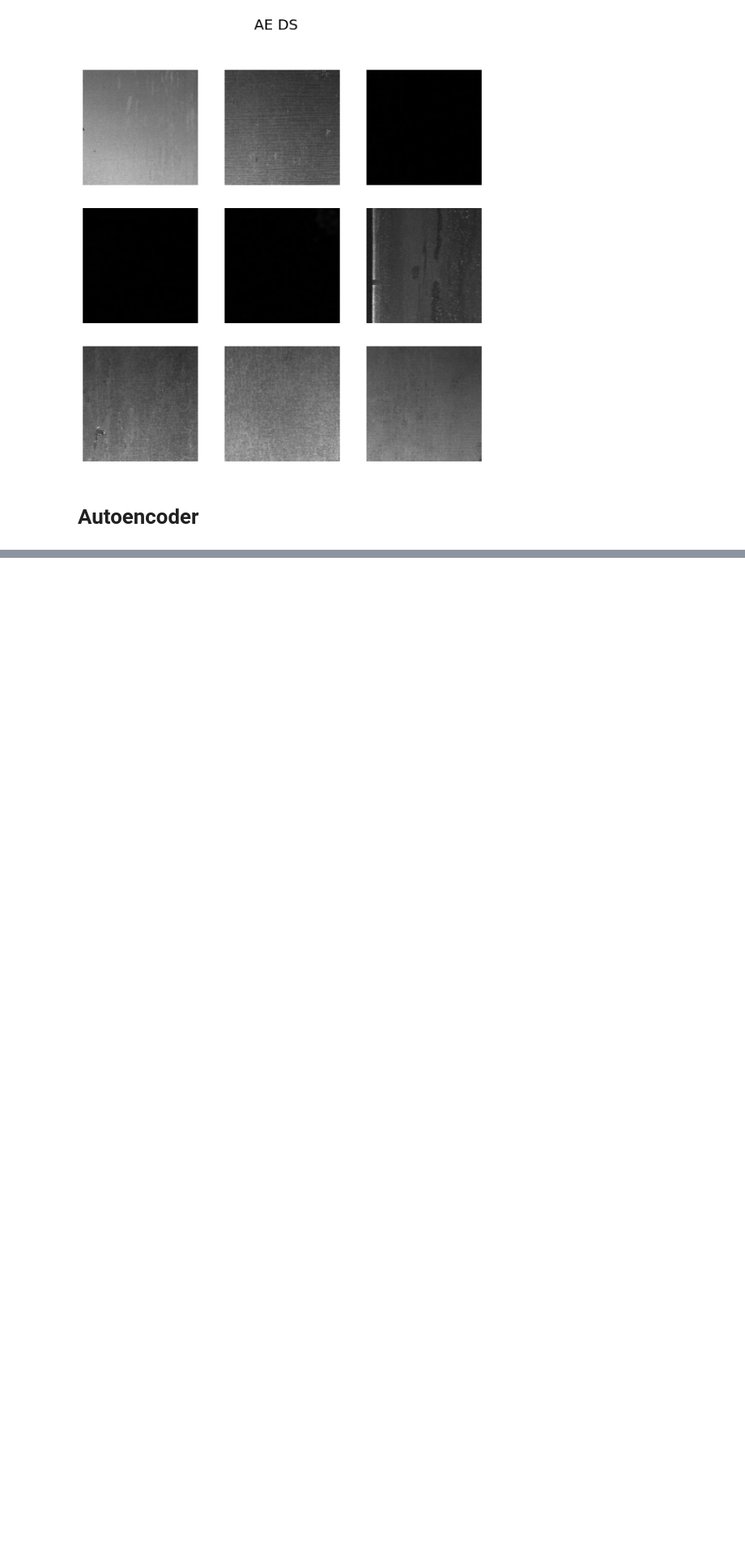
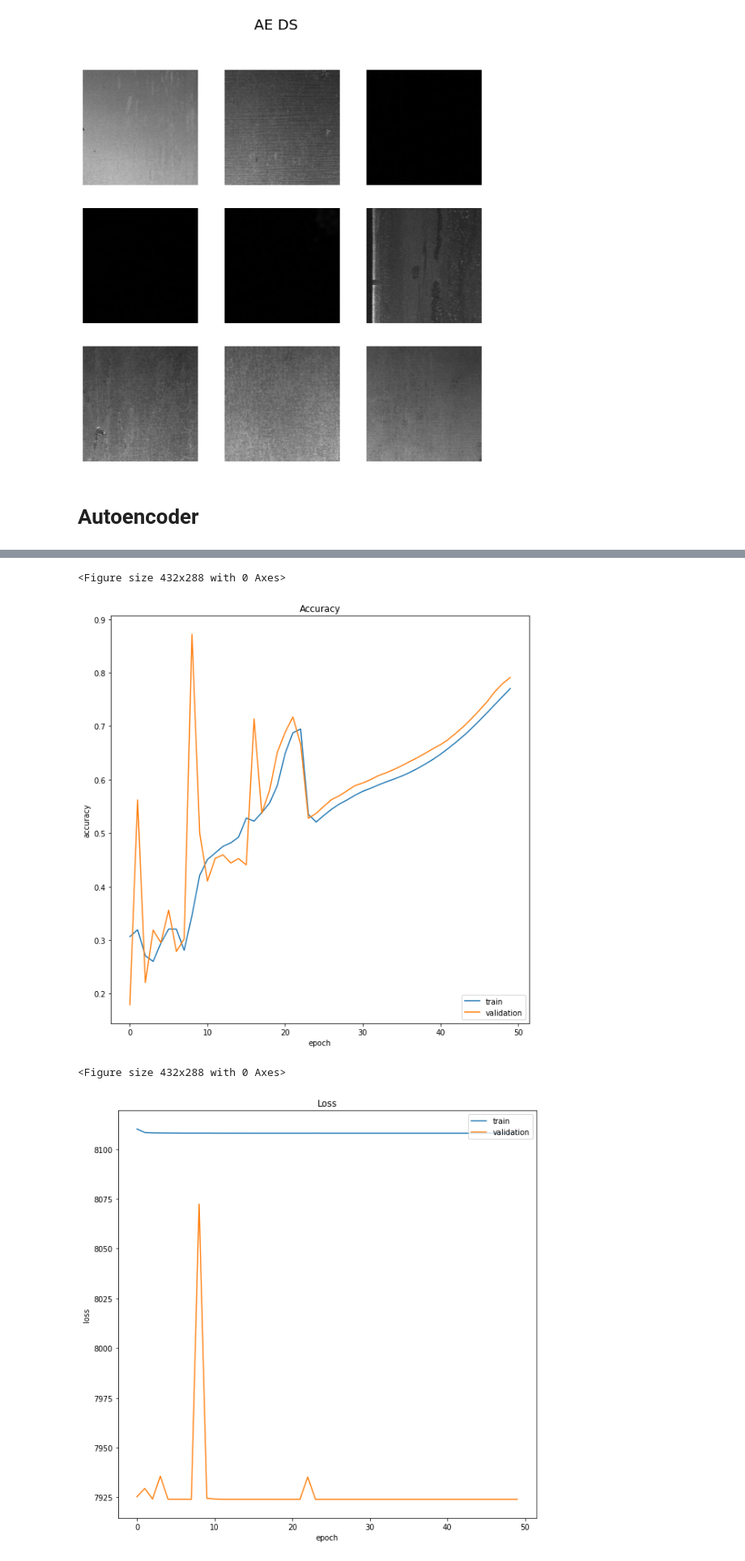
Before and after one commit to highproformas/dlv_groupwork, a Jupyter notebook: notebooks/Autoencoder.ipynb, the cells around one changed output, grey strips where cells are left out. Shown at 81% size. Cells and saved outputs as stored; diff of their text form; code cells hidden in the pictures; blank space fills up the shorter version.

```diff
--- a/notebooks/Autoencoder.ipynb
+++ b/notebooks/Autoencoder.ipynb
@@ -80,52 +80,39 @@ plot_ae_ds(X_batch)
 
 class Autoencoder():
     @staticmethod
-    def build(width, height, depth, filters=[256,128,64,32], latent_dim=16):
+    def build(width, height, depth, filters=[256,128,64,32], latent_dim=32):
         input_shape = (height, width, depth)
         chan_dim = -1
 
         inputs = layers.Input(shape=input_shape)
         x = inputs
         for f in filters:
-            # apply a CONV => RELU => BN operation
             x = layers.Conv2D(f, (3, 3), strides=2, padding="same")(x)
-            x = layers.LeakyReLU(alpha=0.2)(x)
-            x = layers.BatchNormalization(axis=chan_dim)(x)
-
-        # flatten the network and then construct our latent vector
         volume_size = K.int_shape(x)
         x = layers.Flatten()(x)
         latent = layers.Dense(latent_dim)(x)
 
+        # build the encoder model
         encoder = tf.keras.Model(inputs, latent, name="encoder")
-        # start building the decoder model which will accept the
-        # output of the encoder as its inputs
         latent_inputs = layers.Input(shape=(latent_dim,))
         x = layers.Dense(np.prod(volume_size[1:]))(latent_inputs)
         x = layers.Reshape((volume_size[1], volume_size[2], volume_size[3]))(x)
-        # loop over our number of filters again, but this time in
-        # reverse order
         for f in filters[::-1]:
-            # apply a CONV_TRANSPOSE => RELU => BN operation
             x = layers.Conv2DTranspose(f, (3, 3), strides=2, padding="same")(x)
-            x = layers.LeakyReLU(alpha=0.2)(x)
-            x = layers.BatchNormalization(axis=chan_dim)(x)
-        # apply a single CONV_TRANSPOSE layer used to recover the
-        # original depth of the image
-        x = layers.Conv2DTranspose(depth, (3, 3), padding="same")(x)
-        outputs = layers.Activation("sigmoid")(x)
+
+        outputs = layers.Conv2D(3, kernel_size=(3,3), activation='sigmoid', padding='same')(x)
 
         # build the decoder model
         decoder = tf.keras.Model(latent_inputs, outputs, name="decoder")
 
-        # our autoencoder is the encoder + decoder
+        # build the autoencoder model
         autoencoder = tf.keras.Model(inputs, decoder(encoder(inputs)),
             name="autoencoder")
-        # return a 3-tuple of the encoder, decoder, and autoencoder
+
         return (encoder, decoder, autoencoder)
 
 
-encoder, decoder, autoencoder = Autoencoder.build(256, 256, 3, [128, 64, 32])
+encoder, decoder, autoencoder = Autoencoder.build(256, 256, 3, [256, 128, 64, 32])
 # %%
 opt = optimizers.Adam(lr=1e-3)
 ls = losses.MeanSquaredError()
@@ -151,7 +138,7 @@ def get_callbacks():
             os.makedirs(checkpoint_dir)
         checkpoint_callback = tf.keras.callbacks.ModelCheckpoint(verbos=0,
             filepath=os.path.join(checkpoint_dir, 'weights.{epoch:02d}-{val_accuracy:.2f}-{val_loss:.2f}.hdf5'),
-            save_weights_only=False,
+            save_weights_only=True,
             monitor='val_loss',
             mode='auto',
             save_best_only=True,
@@ -180,5 +165,5 @@ Hint: If you want to see a list of allocated tensors when OOM happens, add repor
 # %%
-plot_dir = os.path.join(outpath, f'metrics')
+plot_dir = os.path.join(outpath, f'plots')
 if not os.path.exists(plot_dir):
     os.makedirs(plot_dir)
 def plot_accuracy(hist):
@@ -187,30 +172,35 @@ def plot_accuracy(hist):
     title = f"Accuracy"
     plt.plot(hist.history["accuracy"])
     plt.plot(hist.history["val_accuracy"])
     plt.title(title)
     plt.ylabel("accuracy")
     plt.xlabel("epoch")
     plt.legend(["train", "validation"], loc="lower right")
     plt.show(block=False)
     plt.savefig(os.path.join(plot_dir, f'accuracy_{timestamp}.png'))
 
 def plot_loss(hist):
     plt.clf()
     plt.figure(figsize=(10,10))
     title = f"Loss"
     plt.plot(hist.history["loss"])
     plt.plot(hist.history["val_loss"])
     plt.title(title)
     plt.ylabel("loss")
     plt.xlabel("epoch")
     plt.legend(["train", "validation"], loc="upper right")
     plt.show(block=False)
     plt.savefig(os.path.join(plot_dir, f'loss_{timestamp}.png'))
 
 def plot_metrics(history, metrics):
     if 'accuracy' in metrics:
         plot_accuracy(hist=history)
     if 'loss' in metrics:
         plot_loss(hist=history)
 
 plot_metrics(history, ['accuracy', 'loss'])
+# %% [output]
+<Figure size 432x288 with 0 Axes>
+[figure, added]
+<Figure size 432x288 with 0 Axes>
+[figure, added]
```
Also changed, not shown: parts of 5 cells of this notebook.
